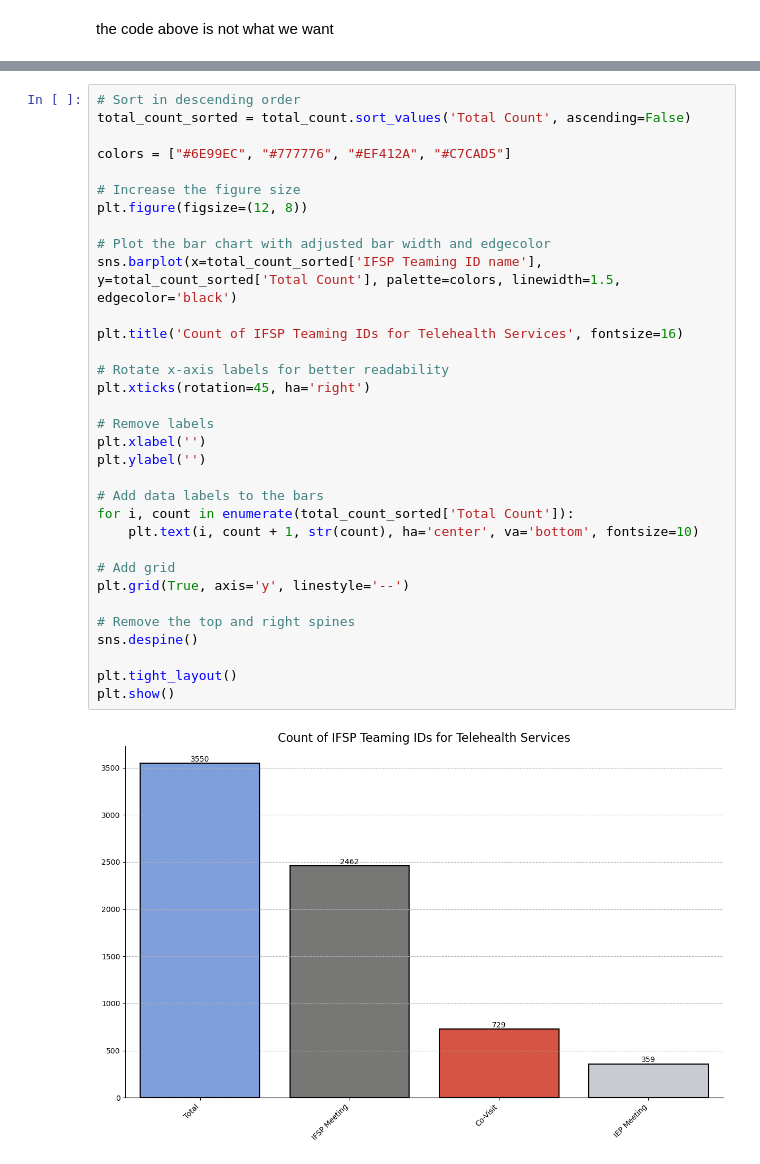
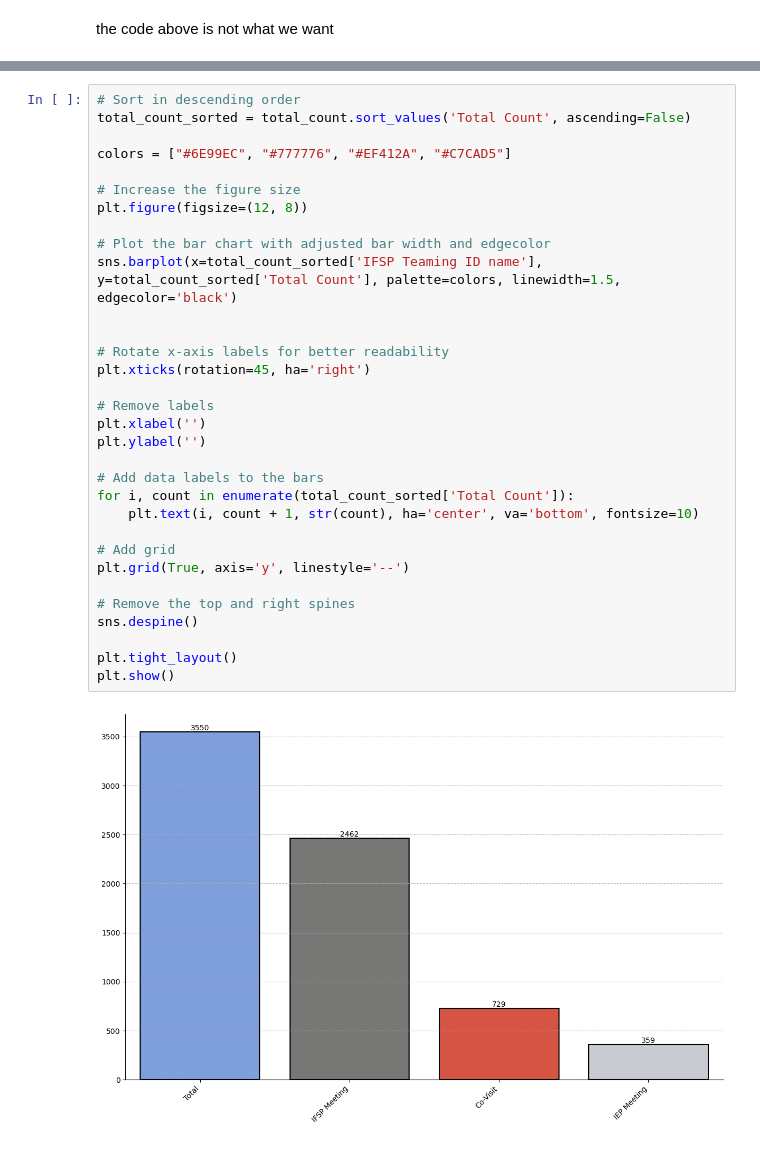
Before and after one commit to NSS-Data-Analytics-Cohort-8/teis_da8_1-should-pad-alytics, a Jupyter notebook: notebook/covisit_uniques.ipynb, the cells around one changed output, grey strips where cells are left out. Saved outputs shown, nothing was run; the diff lists cells and outputs as text.

```diff
--- a/notebook/covisit_uniques.ipynb
+++ b/notebook/covisit_uniques.ipynb
@@ -129,32 +129,31 @@ total_count_sorted = total_count.sort_values('Total Count', ascending=False)
 
 colors = ["#6E99EC", "#777776", "#EF412A", "#C7CAD5"]
 
 # Increase the figure size
 plt.figure(figsize=(12, 8))
 
 # Plot the bar chart with adjusted bar width and edgecolor
 sns.barplot(x=total_count_sorted['IFSP Teaming ID name'], y=total_count_sorted['Total Count'], palette=colors, linewidth=1.5, edgecolor='black')
 
-plt.title('Count of IFSP Teaming IDs for Telehealth Services', fontsize=16)
 
 # Rotate x-axis labels for better readability
 plt.xticks(rotation=45, ha='right')
 
 # Remove labels
 plt.xlabel('')
 plt.ylabel('')
 
 # Add data labels to the bars
 for i, count in enumerate(total_count_sorted['Total Count']):
     plt.text(i, count + 1, str(count), ha='center', va='bottom', fontsize=10)
 
 # Add grid
 plt.grid(True, axis='y', linestyle='--')
 
 # Remove the top and right spines
 sns.despine()
 
 plt.tight_layout()
 plt.show()
 # %% [output]
-[figure, old version]
+[figure, new version]
```
Also changed, not shown: parts of 4 cells of this notebook.
